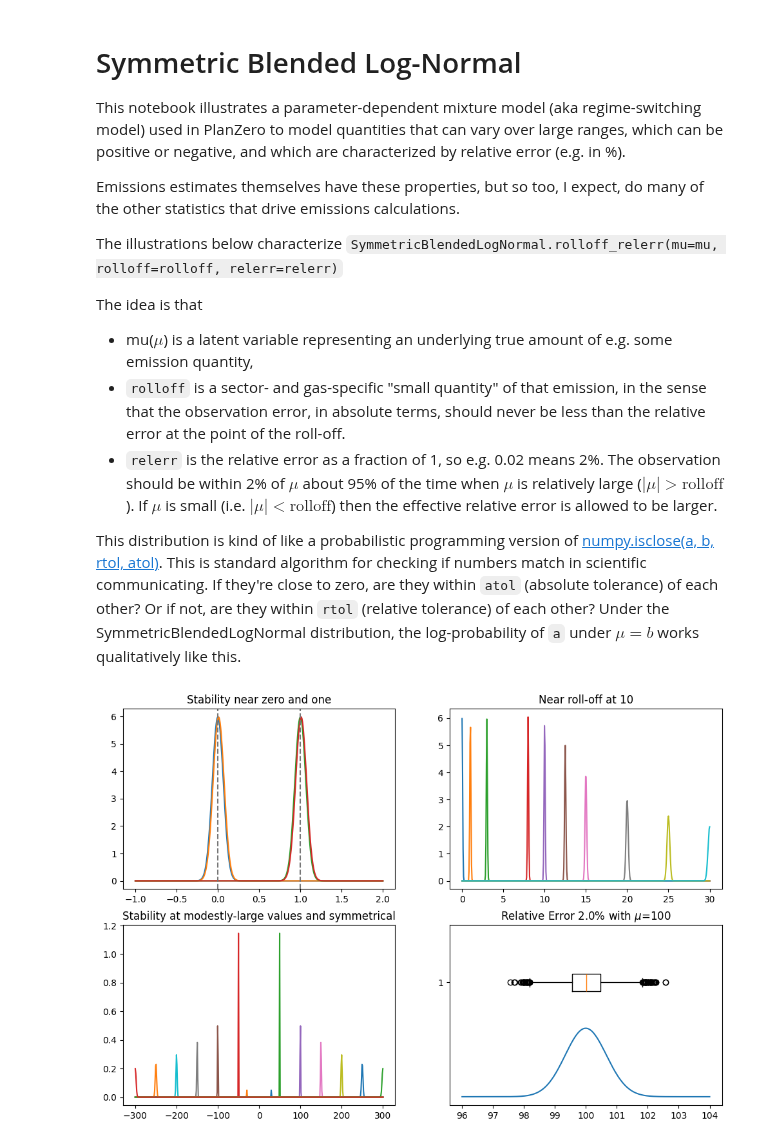
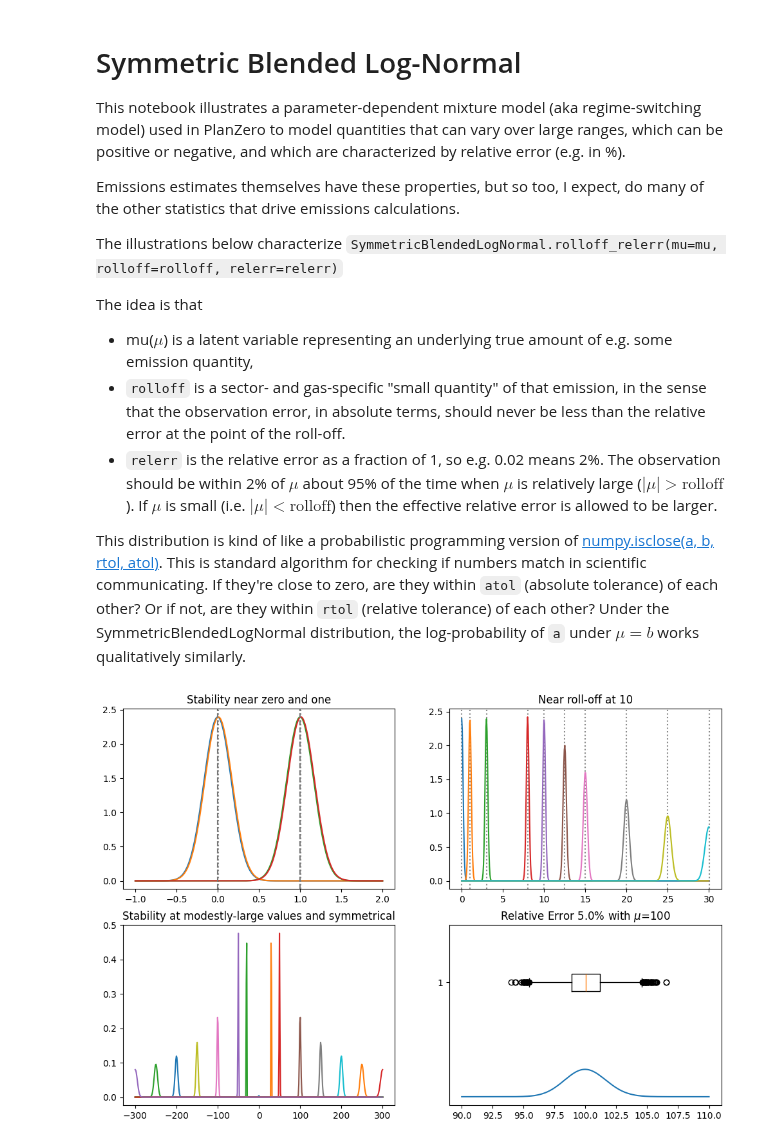
Before and after one commit to jaberg/planzero, a Jupyter notebook: SymmetricBlendedLogNormal.ipynb, the cells around one changed output. Drawn from its saved outputs; the diff is of its cells as text; code cells hidden in the pictures.

Commit message:
adjusted initialization for Symmetric Blended LogNormal, ipynb shows small-value behaviour

```diff
--- a/SymmetricBlendedLogNormal.ipynb
+++ b/SymmetricBlendedLogNormal.ipynb
@@ -16,7 +16,7 @@ The idea is that
 This distribution is kind of like a probabilistic programming version of [numpy.isclose(a, b, rtol, atol)](https://numpy.org/doc/stable/reference/generated/numpy.isclose.html).
 This is standard algorithm for checking if numbers match in scientific communicating. If they're close to zero, are they
 within `atol` (absolute tolerance) of each other? Or if not, are they within `rtol` (relative tolerance) of each other?
-Under the SymmetricBlendedLogNormal distribution, the log-probability of `a` under $\mu=b$ works qualitatively like this.
+Under the SymmetricBlendedLogNormal distribution, the log-probability of `a` under $\mu=b$ works qualitatively similarly.
 # %%
 import jax
 import jax.numpy as jnp
@@ -47,8 +47,8 @@ class SymmetricBlendedLogNormal(Distribution):
             scale_neg=relerr / 3,
             scale_norm=rolloff * relerr / 3,
             scale_pos=relerr / 3,
-            transition_rate=1.0,
-            norm_dominance=rolloff,
+            transition_rate=10.0 / rolloff,
+            norm_dominance=10,
             deadzone=rolloff / 10,
             **kwargs)
 
@@ -63,7 +63,6 @@ class SymmetricBlendedLogNormal(Distribution):
             mu, scale_neg, scale_norm, scale_pos, transition_rate, norm_dominance,
             deadzone,
         )
-
         batch_shape = jnp.shape(self.mu)
         super(SymmetricBlendedLogNormal, self).__init__(batch_shape=batch_shape, validate_args=validate_args)
 
@@ -104,6 +103,27 @@ class SymmetricBlendedLogNormal(Distribution):
         # comp == 0 -> neg, comp == 1 -> norm, comp == 2 -> pos
         return jnp.where(comp == 0, samp_neg,
                  jnp.where(comp == 1, samp_norm, samp_pos))
+
+    def expectation(self):
+        # 1. Sample which component is active based on weights
+        weights = jnp.exp(self._get_log_weights())
+
+        # 2. Setup the locs for the Log-Normal distributions
+        # We add a tiny epsilon to avoid log(0) when mu is exactly 0
+        safe_abs_mu = jnp.maximum(jnp.abs(self.mu), 1e-6)
+        log_loc = jnp.log(safe_abs_mu)
+
+        mean_neg = -jnp.exp(log_loc + self.scale_neg ** 2 / 2)
+        mean_norm = self.mu
+        mean_pos = jnp.exp(log_loc + self.scale_pos ** 2 / 2)
+
+        # Combine using logsumexp:
+        # log(w_neg*P_neg + w_norm*P_norm + w_pos*P_pos)
+        rval = (
+            weights[..., 0] * mean_neg
+            + weights[..., 1] * mean_norm
+            + weights[..., 2] * mean_pos)
+        return rval
 
     def log_prob(self, value):
         if self._validate_args:
@@ -151,38 +171,40 @@ import numpy as np
 
 fig, ((ax0, ax1), (ax2, ax3)) = plt.subplots(2, 2, figsize=[12, 8])
 rolloff=10
-relerr=0.02
+relerr=0.05
 
 x = np.linspace(-1, 2, 500)
 for mu in [0, 0.01, 1, 1.01 ]:
     sbln = SymmetricBlendedLogNormal.rolloff_relerr(mu=mu, rolloff=rolloff, relerr=relerr)
+    ax0.axvline(sbln.expectation(), ls=':', c='#888')
     ax0.plot(x, np.exp(sbln.log_prob(x)))
 ax0.axvline(0, ls='--', c='#777')
 ax0.axvline(1, ls='--', c='#777')
 ax0.set_title('Stability near zero and one')
 
 x = np.linspace(0, 30, 500)
 for mu in [0, 1, 3, 8, 10, 12.5, 15, 20, 25, 30]:
     sbln = SymmetricBlendedLogNormal.rolloff_relerr(mu=mu, rolloff=rolloff, relerr=relerr)
+    ax1.axvline(sbln.expectation(), ls=':', c='#888')
     ax1.plot(x, np.exp(sbln.log_prob(x)))
 ax1.set_title(f'Near roll-off at {rolloff}')
 
 x = np.linspace(-300, 300, 500)
-for mu in [30, 50, 100, 150, 200, 250, 300]:
+for mu in [0, 30, 50, 100, 150, 200, 250, 300]:
     sbln = SymmetricBlendedLogNormal.rolloff_relerr(mu=mu, rolloff=rolloff, relerr=relerr)
     ax2.plot(x, np.exp(sbln.log_prob(x)))
-
-    sbln = SymmetricBlendedLogNormal.rolloff_relerr(mu=-mu, rolloff=rolloff, relerr=relerr)
-    ax2.plot(x, np.exp(sbln.log_prob(x)))
+    if mu != 0:
+        sbln = SymmetricBlendedLogNormal.rolloff_relerr(mu=-mu, rolloff=rolloff, relerr=relerr)
+        ax2.plot(x, np.exp(sbln.log_prob(x)))
 ax2.set_title('Stability at modestly-large values and symmetrical')
 
 x = np.linspace(100 * (1.0 - 2 * relerr), 100 * (1.0 + 2 * relerr), 500)
 for mu in [100]:
     sbln = SymmetricBlendedLogNormal.rolloff_relerr(mu=mu, rolloff=rolloff, relerr=relerr)
     ax3.plot(x, np.exp(sbln.log_prob(x)))
     sample = sbln.sample(key=jrandom.key(123), sample_shape=(10000,))
     ax3.boxplot(sample, orientation='horizontal')
 ax3.set_title(f'Relative Error {100 * relerr:.1f}% with $\mu$=100')
 None
 # %% [output]
-[figure, old version]
+[figure, new version]
```
Also changed, not shown: parts of 1 cell of this notebook.
